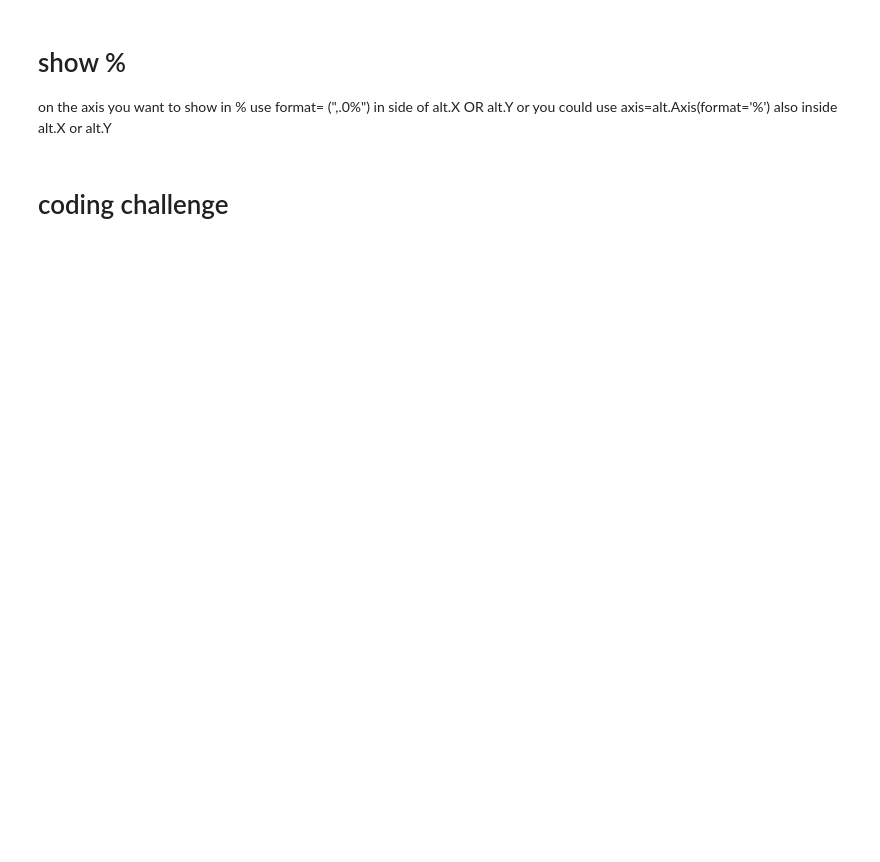
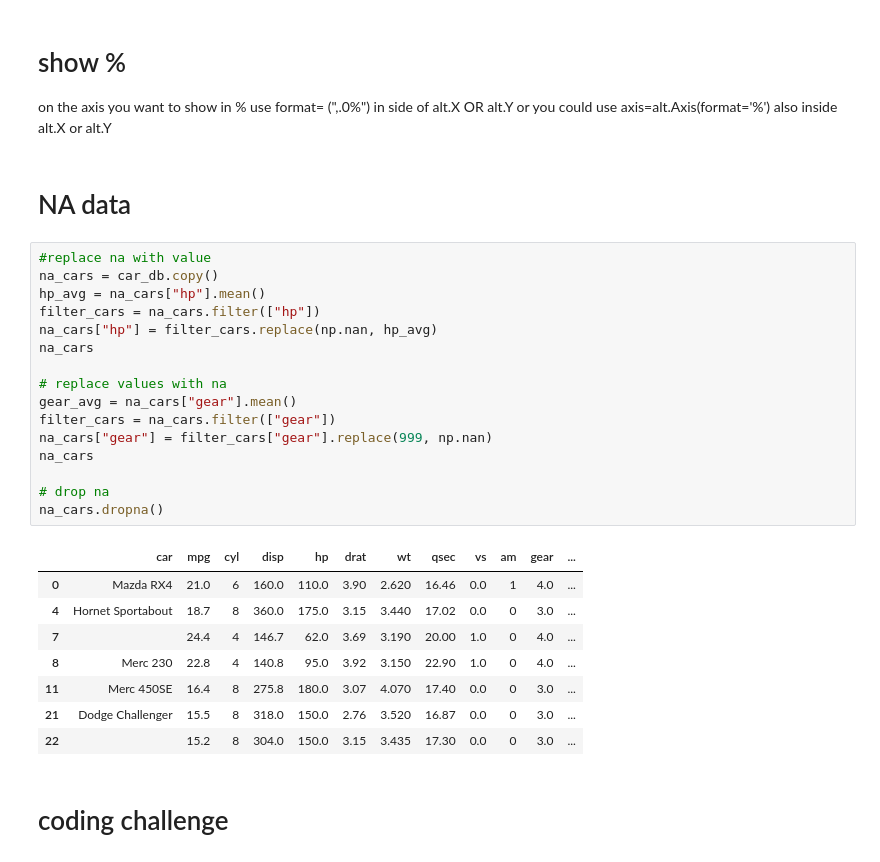
Before and after one commit to spencerwigren/cse-250-study-guild, a Jupyter notebook: Study guild.ipynb, the cells around one changed output. Saved outputs shown, nothing was run; the diff lists cells and outputs as text; blank space fills up the shorter version.

Commit message:
added nan data change and challenge code

```diff
--- a/Study guild.ipynb
+++ b/Study guild.ipynb
@@ -121,5 +121,32 @@ bar_names_chart + avg_line + bar_text  # add the charts in the right order or it
 # %% [markdown]
 # show %
 on the axis you want to show in % use format= (",.0%") in side of alt.X OR alt.Y or you could use axis=alt.Axis(format='%') also inside alt.X or alt.Y
+# %% [markdown]
+# NA data
+# %%
+#replace na with value
+na_cars = car_db.copy()
+hp_avg = na_cars["hp"].mean()
+filter_cars = na_cars.filter(["hp"])
+na_cars["hp"] = filter_cars.replace(np.nan, hp_avg)
+na_cars
+
+# replace values with na
+gear_avg = na_cars["gear"].mean()
+filter_cars = na_cars.filter(["gear"])
+na_cars["gear"] = filter_cars["gear"].replace(999, np.nan)
+na_cars
+
+# drop na
+na_cars.dropna()
+# %% [output]
+|  | car | mpg | cyl | disp | hp | drat | wt | qsec | vs | am | gear | ... |
+| 0 | Mazda RX4 | 21.0 | 6 | 160.0 | 110.0 | 3.90 | 2.620 | 16.46 | 0.0 | 1 | 4.0 | ... |
+| 4 | Hornet Sportabout | 18.7 | 8 | 360.0 | 175.0 | 3.15 | 3.440 | 17.02 | 0.0 | 0 | 3.0 | ... |
+| 7 |  | 24.4 | 4 | 146.7 | 62.0 | 3.69 | 3.190 | 20.00 | 1.0 | 0 | 4.0 | ... |
+| 8 | Merc 230 | 22.8 | 4 | 140.8 | 95.0 | 3.92 | 3.150 | 22.90 | 1.0 | 0 | 4.0 | ... |
+| 11 | Merc 450SE | 16.4 | 8 | 275.8 | 180.0 | 3.07 | 4.070 | 17.40 | 0.0 | 0 | 3.0 | ... |
+| 21 | Dodge Challenger | 15.5 | 8 | 318.0 | 150.0 | 2.76 | 3.520 | 16.87 | 0.0 | 0 | 3.0 | ... |
+| 22 |  | 15.2 | 8 | 304.0 | 150.0 | 3.15 | 3.435 | 17.30 | 0.0 | 0 | 3.0 | ... |
 # %% [markdown]
 # coding challenge
```
Also changed, not shown: parts of 1 cell of this notebook, 3 other files.
